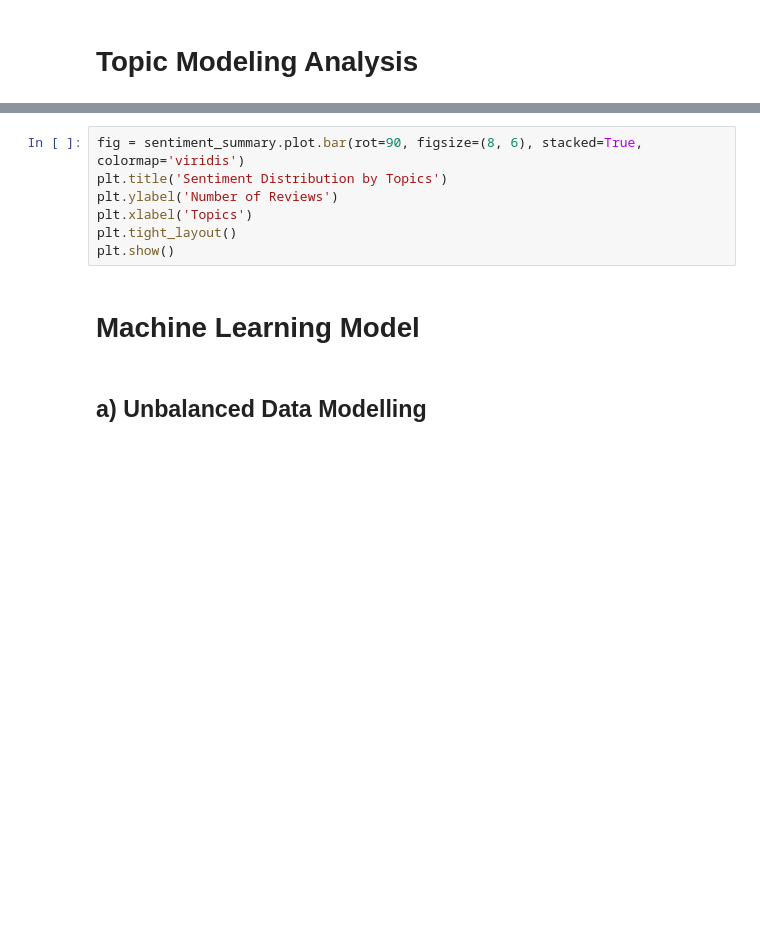
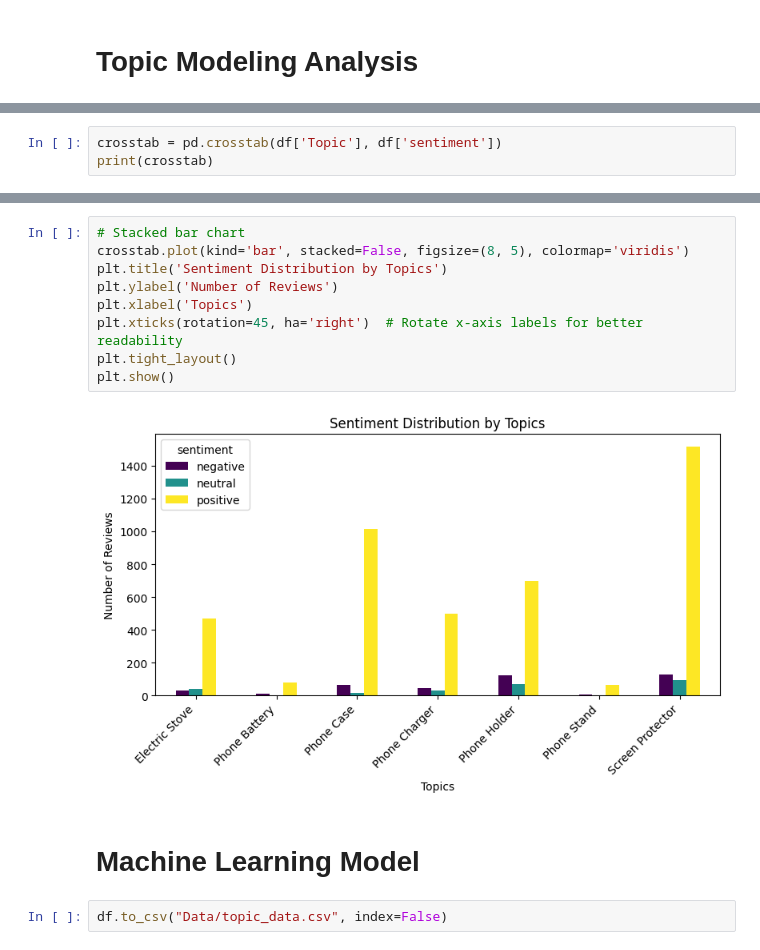
Before and after one commit to musahussain1/Mobile-Phone-Review-Aspect-Based-Sentiment-Analysis-Project, a Jupyter notebook: Code/Aspect_Based_Sentiment_Analysis.ipynb, the cells around one changed output, grey strips where cells are left out. Cells and saved outputs as stored; diff of their text form; blank space fills up the shorter version.

```diff
--- a/Code/Aspect_Based_Sentiment_Analysis.ipynb
+++ b/Code/Aspect_Based_Sentiment_Analysis.ipynb
@@ -321,0 +406,3 @@ print(sentiment_summary.to_markdown())
+# %%
+crosstab = pd.crosstab(df['Topic'], df['sentiment'])
+print(crosstab)
@@ -322,14 +419,18 @@ print(sentiment_summary.to_markdown())
 # %%
-fig = sentiment_summary.plot.bar(rot=90, figsize=(8, 6), stacked=True, colormap='viridis')
+# Stacked bar chart
+crosstab.plot(kind='bar', stacked=False, figsize=(8, 5), colormap='viridis')
 plt.title('Sentiment Distribution by Topics')
 plt.ylabel('Number of Reviews')
 plt.xlabel('Topics')
+plt.xticks(rotation=45, ha='right')  # Rotate x-axis labels for better readability
 plt.tight_layout()
 plt.show()
+# %% [output]
+[figure, added]
 # %% [markdown]
 # Machine Learning Model
-# %% [markdown]
-## a) Unbalanced Data Modelling
+# %%
+df.to_csv("Data/topic_data.csv", index=False)
 # %%
 # Import required libraries
 from sklearn.model_selection import train_test_split
```
Also changed, not shown: parts of 37 cells of this notebook.
